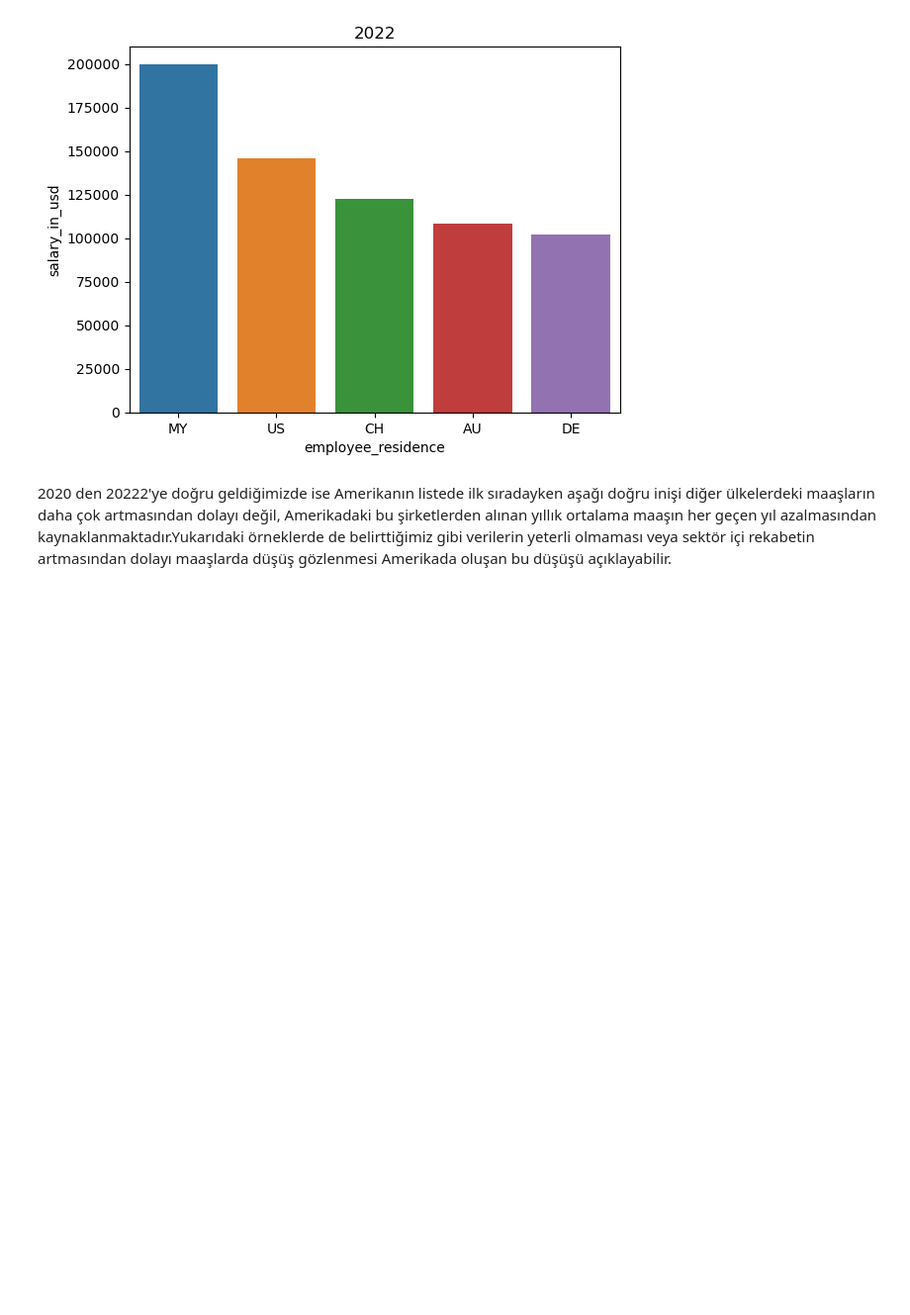
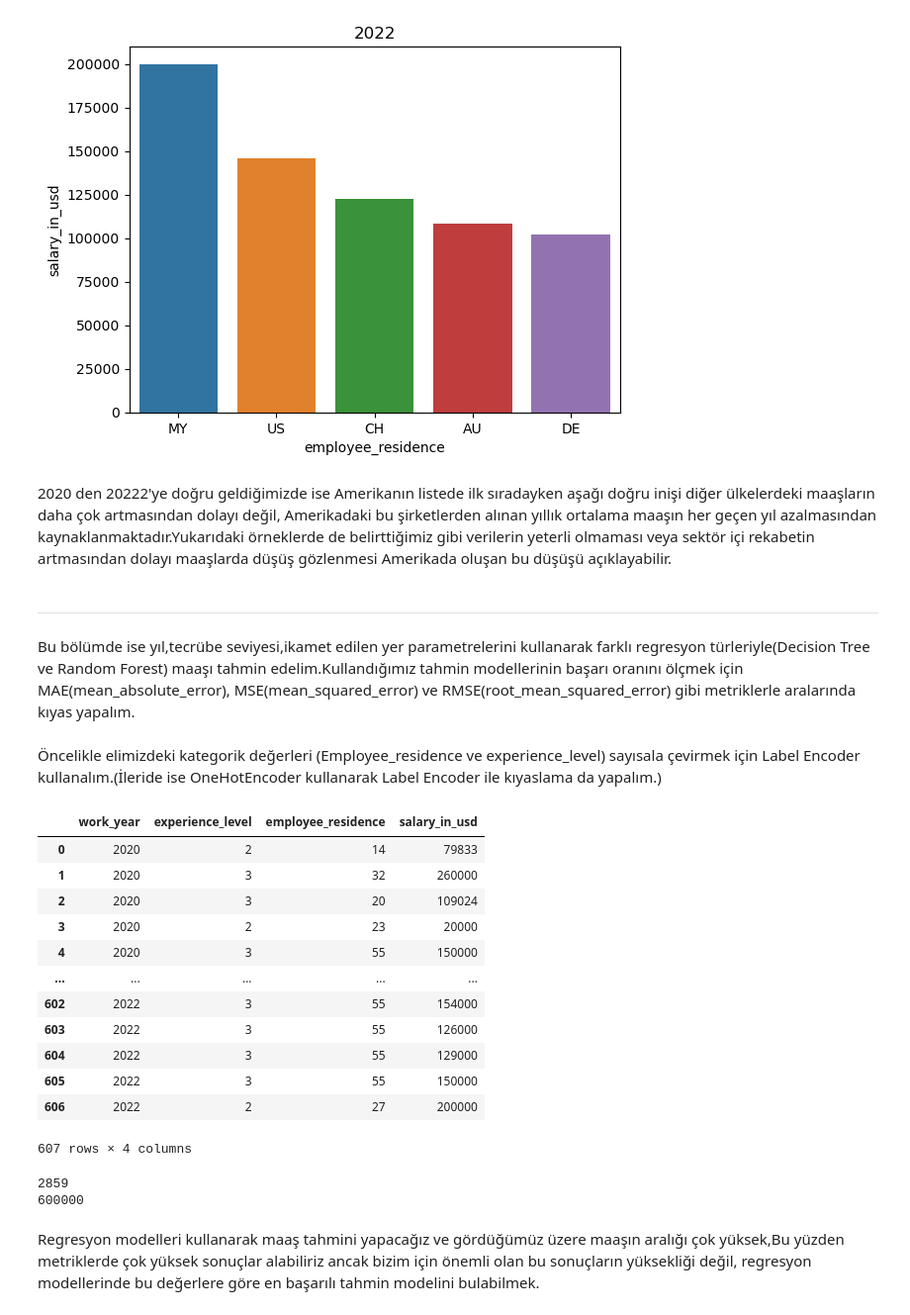
Before and after one commit to ErtugrulDay/Analyses-of-salaries, a Jupyter notebook: anaylsisofsalaries/AnalysisOfSalaries.ipynb, the cells around one changed output. Shown: that part at 99% size. Saved outputs shown, nothing was run; the diff lists cells and outputs as text; code cells hidden in the pictures; blank space fills up the shorter version.

Commit message:
Machine Learning Modelleri ile maaş tahmini ve modellerin başarılarının kıyaslanması yapıldı.

```diff
--- a/AnalysisOfSalaries.ipynb
+++ b/anaylsisofsalaries/AnalysisOfSalaries.ipynb
@@ -55,7 +52,8 @@ https://www.kaggle.com/code/vedatgul/data-scientist-salary-prediction-score-0-95
 # %% [markdown]
 Veri setinde basitçe çalışacağımız alanların dışında kalan sütunları dışarıya çıkarıyoruz.
 # %%
-df.drop(["Unnamed: 0","employment_type","job_title","salary_currency","remote_ratio","company_size","company_location","salary"],axis=1)
+df2=df.drop(["Unnamed: 0","employment_type","job_title","salary_currency","remote_ratio","company_size","company_location","salary"],axis=1)
+df2
 # %% [output]
 |  | work_year | experience_level | salary_in_usd | employee_residence |
 | 0 | 2020 | MI | 79833 | DE |
@@ -347,3 +345,44 @@ Text(0.5, 1.0, '2022')
 [figure]
 # %% [markdown]
 2020 den 20222'ye doğru geldiğimizde ise Amerikanın listede ilk sıradayken aşağı doğru inişi diğer ülkelerdeki maaşların daha çok artmasından dolayı değil, Amerikadaki bu şirketlerden alınan yıllık ortalama maaşın her geçen yıl azalmasından kaynaklanmaktadır.Yukarıdaki örneklerde de belirttiğimiz gibi verilerin yeterli olmaması veya sektör içi rekabetin artmasından dolayı maaşlarda düşüş gözlenmesi Amerikada oluşan bu düşüşü açıklayabilir.
+# %% [markdown]
+----------------------------------------------------------------------------------------------------------------------------------------------------------------------------------
+# %% [markdown]
+Bu bölümde ise yıl,tecrübe seviyesi,ikamet edilen yer parametrelerini kullanarak farklı regresyon türleriyle(Decision Tree ve Random Forest) maaşı tahmin edelim.Kullandığımız tahmin modellerinin başarı oranını ölçmek için MAE(mean_absolute_error), MSE(mean_squared_error) ve RMSE(root_mean_squared_error) gibi metriklerle aralarında kıyas yapalım.
+# %% [markdown]
+Öncelikle elimizdeki kategorik değerleri (Employee_residence ve experience_level) sayısala çevirmek için Label Encoder kullanalım.(İleride ise OneHotEncoder kullanarak Label Encoder ile kıyaslama da yapalım.)
+# %%
+from sklearn.preprocessing import LabelEncoder
+lb=LabelEncoder()
+df2=df2[["work_year","experience_level","employee_residence","salary_in_usd"]]
+encoded_column=lb.fit_transform(df2["experience_level"])
+encoded_column2=lb.fit_transform(df2["employee_residence"])
+df2["experience_level"]=encoded_column
+df2["employee_residence"]=encoded_column2
+x=df2.iloc[:,0:3]
+y=df2["salary_in_usd"]
+X=x.values
+Y=y.values
+df2
+# %% [output]
+|  | work_year | experience_level | employee_residence | salary_in_usd |
+| 0 | 2020 | 2 | 14 | 79833 |
+| 1 | 2020 | 3 | 32 | 260000 |
+| 2 | 2020 | 3 | 20 | 109024 |
+| 3 | 2020 | 2 | 23 | 20000 |
+| 4 | 2020 | 3 | 55 | 150000 |
+| ... | ... | ... | ... | ... |
+| 602 | 2022 | 3 | 55 | 154000 |
+| 603 | 2022 | 3 | 55 | 126000 |
+| 604 | 2022 | 3 | 55 | 129000 |
+| 605 | 2022 | 3 | 55 | 150000 |
+| 606 | 2022 | 2 | 27 | 200000 |
+607 rows × 4 columns
+# %%
+print(df2["salary_in_usd"].min())
+print(df2["salary_in_usd"].max())
+# %% [output]
+2859
+600000
+# %% [markdown]
+Regresyon modelleri kullanarak maaş tahmini yapacağız ve gördüğümüz üzere maaşın aralığı çok yüksek,Bu yüzden metriklerde çok yüksek sonuçlar alabiliriz ancak bizim için önemli olan bu sonuçların yüksekliği değil, regresyon modellerinde bu değerlere göre en başarılı tahmin modelini bulabilmek.
```
Also changed, not shown: parts of 28 cells of this notebook, 1 other file.
